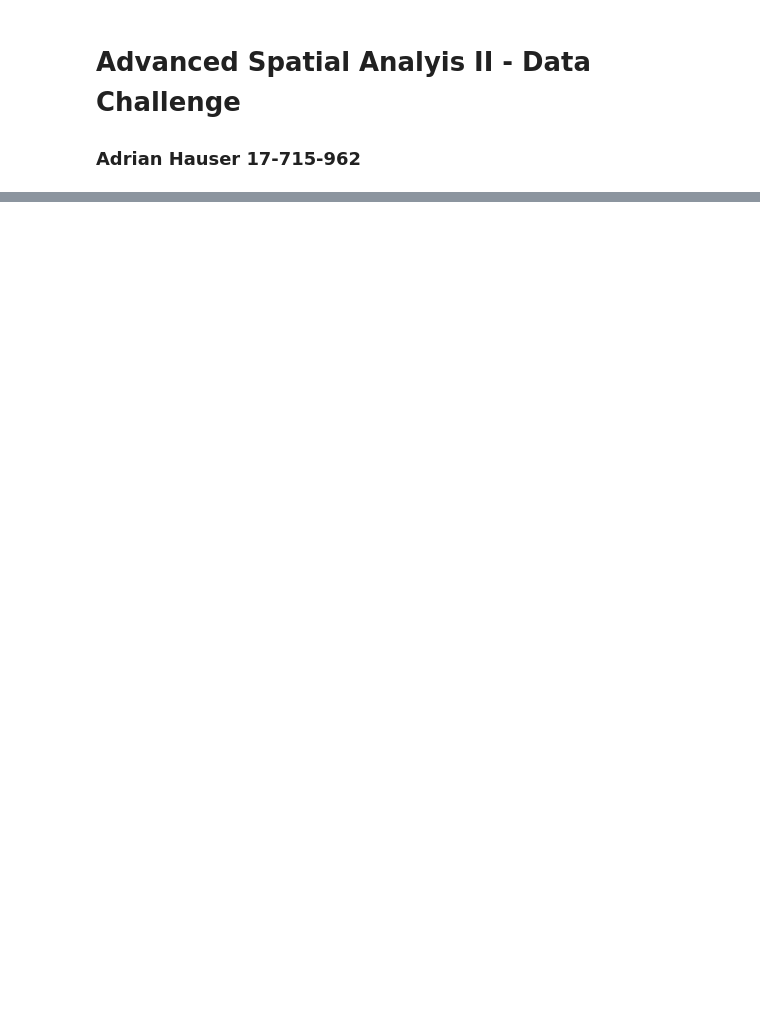
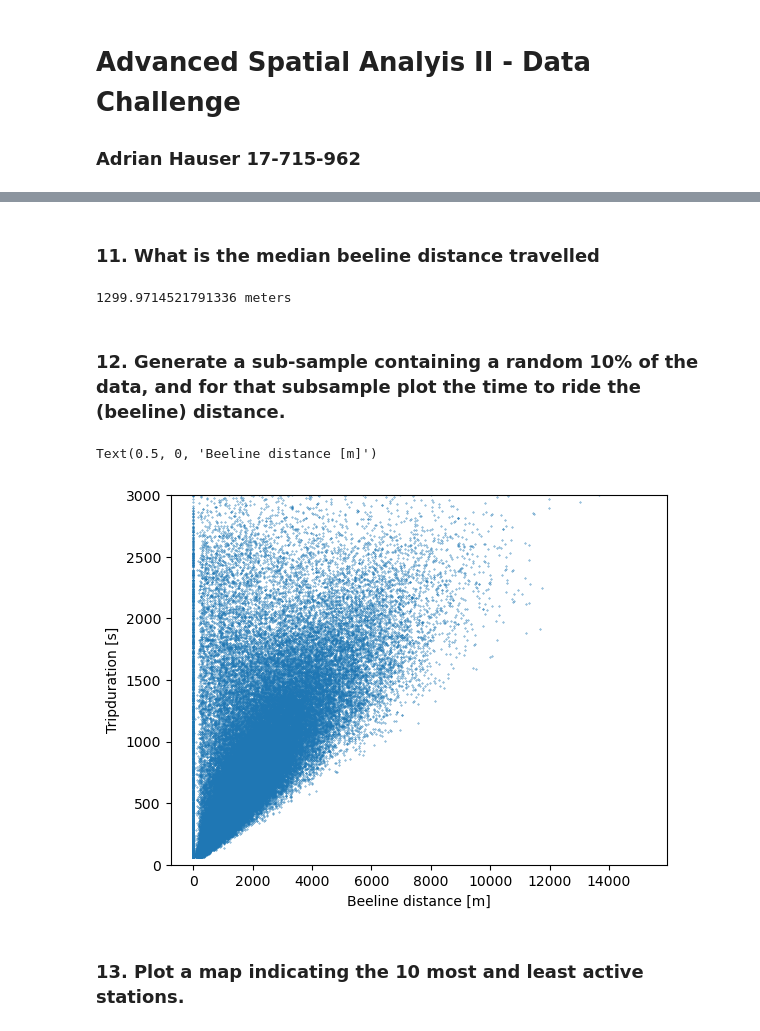
Before and after one commit to AdrianHauser/Advanced-Spatial-Analysis-II, a Jupyter notebook: Data_Challenge.ipynb, the cells around one changed output, grey strips where cells are left out. Drawn from its saved outputs; the diff is of its cells as text; code cells hidden in the pictures; blank space fills up the shorter version.

Commit message:
Data Challenge

```diff
--- a/Data_Challenge.ipynb
+++ b/Data_Challenge.ipynb
@@ -239,0 +135,51 @@ cx.add_basemap(ax, zoom=15)
+# %% [markdown]
+### 11. What is the median beeline distance travelled
+# %%
+# First caluclate the distance from the coordinates
+def calculate_distance_from_coordinates(df:pd.DataFrame, start_lat:str, start_lon:str, end_lat:str, end_lon:str):
+    '''
+    Function to calculate distances from WGS84 coordinate-pairs.
+    :param df: Input Dataframe
+    :param start_lat: Latitude of start position
+    :param start_lon: Longitude of start position
+    :param end_lat: Latitude of end position
+    :param end_lon: Longitude of end position
+    :return: Input dataframe with a column 'distance' indicating the distane in meters
+    '''
+
+    # Calculate distance in KM
+    df['distance'] = df.apply(lambda row: geodesic((row[start_lat], row[start_lon]), (row[end_lat], row[end_lon])), axis=1)
+
+    # Remove unit and cast to float and multiply by 1000 to get meters
+    df['distance']=df['distance'].astype(str).str[:-3].astype(float)
+    df['distance'] = df['distance']*1000
+
+    return df
+
+# Call Function and print median
+df = calculate_distance_from_coordinates(
+    df=df,
+    start_lat='start_station_latitude',
+    start_lon='start_station_longitude',
+    end_lat='end_station_latitude',
+    end_lon='end_station_longitude')
+
+
+print(f'{df.distance.median()} meters')
+# %% [output]
+1299.9714521791336 meters
+# %% [markdown]
+### 12. Generate a sub-sample containing a random 10% of the data, and for that subsample plot the time to ride the (beeline) distance.
+# %%
+# Get a random 10% subsample and plot it in an appropriate y-range
+df_subset = df[['distance', 'tripduration']].sample(frac=0.1)
+
+ax = df_subset.plot.scatter(x='distance', y='tripduration',s=0.1)
+ax.set_ylim(0,3000)
+plt.ylabel("Tripduration [s]")
+plt.xlabel("Beeline distance [m]")
+# %% [output]
+Text(0.5, 0, 'Beeline distance [m]')
+[figure, added]
+# %% [markdown]
+### 13. Plot a map indicating the 10 most and least active stations.
```
Also changed, not shown: parts of 43 cells of this notebook, 1 other file.
